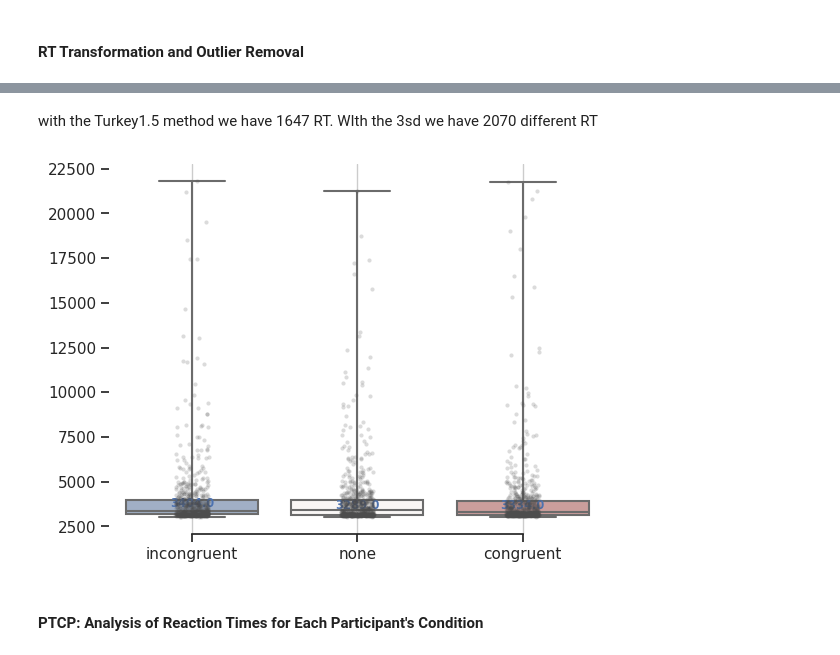
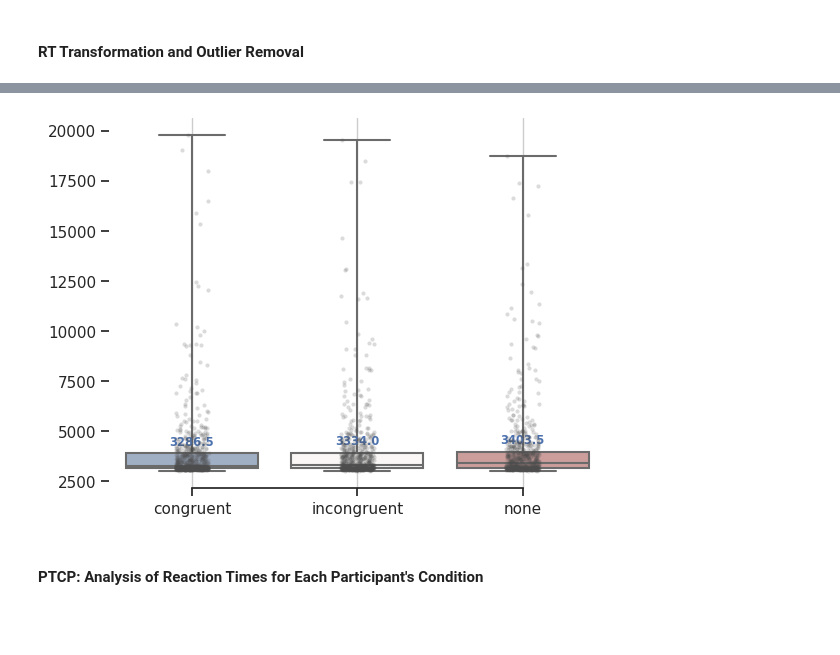
Before and after one commit to BenjaminDupre/m-b_thesis, a Jupyter notebook: Analysis/Analysis..ipynb, the cells around one changed output, grey strips where cells are left out. Drawn from its saved outputs; the diff is of its cells as text; code cells hidden in the pictures; blank space fills up the shorter version.

```diff
--- a/Analysis/Analysis..ipynb
+++ b/Analysis/Analysis..ipynb
@@ -446,10 +205,12 @@ merged_df = pd.merge(work_df, work_qstn, on='ptcp', how='left')
 # %% [markdown]
 2.e I will transfor 'ptcp' and 'trial set' in categorical values because the represent the participants, the stage at which the experiment developed and the feedback category. Not really numerical values but levels. Also, except for metadata, I treated all Likert Scale questionaires as Numerical (Bug Debate over this -  include reference ???)
 # %%
+#------ Removeing rws with missing esential information
+merged_df = merged_df.dropna(subset=['feedbackType', 'ptcp'])
 #------ Behavioral data treatment
 merged_df.loc[:, 'ptcp'] = merged_df['ptcp'].astype('category')
 merged_df.loc[:, 'trial_set'] = merged_df['trial_set'].astype('category')
-merged_df.loc[:, 'feedbackType'] = merged_df['feedbackType'].astype('category')
+merged_df['feedbackType'] = merged_df['feedbackType'].astype('category')
 #------ Metadata treatment
 merged_df.loc[:, 'HANDEDNESS'] = merged_df['HANDEDNESS'].astype('category')
 merged_df.loc[:, 'SEX'] = merged_df['SEX'].astype('category')
@@ -530,3 +291,5 @@ merged_df.loc[:, 'post_VRF23'] =  merged_df['post_VRF23'].astype('Int64')
 merged_df.loc[:, 'post_VRF24'] =  merged_df['post_VRF24'].astype('Int64')
 merged_df.loc[:, 'post_VRF25'] =  merged_df['post_VRF25'].astype('Int64')
 merged_df.loc[:, 'post_VRF26'] =  merged_df['post_VRF26'].astype('Int64')
+
+merged_df.info()
@@ -823,22 +635,0 @@ See the caveats in the documentation: https://pandas.pydata.org/pandas-docs/stab
-# %%
-# Code for removing all trial over 4226 milliseconds because its the Quartile border
-#work_df_no_outl = work_df_no_outl[work_df_no_outl['time_ms'] <= 4226]
-#work_df_no_outl.info()
-
-
-#import pandas as pd
-
-# Assuming you have a DataFrame 'work_df'
-
-# Calculate the mean and standard deviation of 'time_ms'
-mean = work_df_no_outl['time_ms'].mean()
-std = work_df_no_outl['time_ms'].std()
-
-# Define a threshold for outliers (e.g., 3 times the standard deviation)
-threshold = 2 * std
-
-# Create a new DataFrame with outliers removed
-work_df_no_outl = work_df_no_outl[(work_df_no_outl['time_ms'] >= mean - threshold) & (work_df_no_outl['time_ms'] <= mean + threshold)]
-
-# Display the information about the new DataFrame
-work_df_no_outl.info()
@@ -863,6 +636,3 @@ memory usage: 1.5+ MB
-# %% [markdown]
-with the Turkey1.5 method we have 1647 RT.
-WIth the 3sd we have 2070 different RT
 # %%
 
 
@@ -877,36 +647,36 @@ fig, ax = plt.subplots()
 box_plot = sns.boxplot(
     data=work_df_no_outl, y='time_ms', x='feedbackType',
     palette="vlag", whis=[0, 100],  showfliers=False
 )
 
 
 medians = work_df_no_outl.groupby(['feedbackType'])['time_ms'].median()
-medians = medians.reindex(index = ['none','congruent','incongruent'])
-vertical_offset = work_df_no_outl['time_ms'].median() * 0.05 # offset from median for display
+#medians = medians.reindex(index = ['none','congruent','incongruent'])
+vertical_offset = work_df_no_outl['time_ms'].median() * 0.3 # offset from median for display
 
 for xtick in box_plot.get_xticks():
     box_plot.text(xtick,medians[xtick] + vertical_offset,medians[xtick],
             horizontalalignment='center',size='x-small',color='b',weight='semibold')
 
 
 
 
 # Add points to show each observation
 sns.stripplot(
     data=work_df_no_outl, y='time_ms', x='feedbackType', size=3, color=".3",alpha=0.2, dodge=True
 )
 
 
 # Set the x-axis limits to 2500 and 10000 ms
 #ax.set_xlim(2500, 10000)
 
 # Show the plot
 ax.xaxis.grid(True)
 ax.set(ylabel="")
 ax.set(xlabel="")
 sns.despine(trim=True, left=True)
 # %% [output]
-[figure, old version]
+[figure, new version]
 # %% [markdown]
 #### PTCP: Analysis of Reaction Times for Each Participant's Condition
 # %% [markdown]
```
Also changed, not shown: parts of 40 cells of this notebook, 5 other files.
